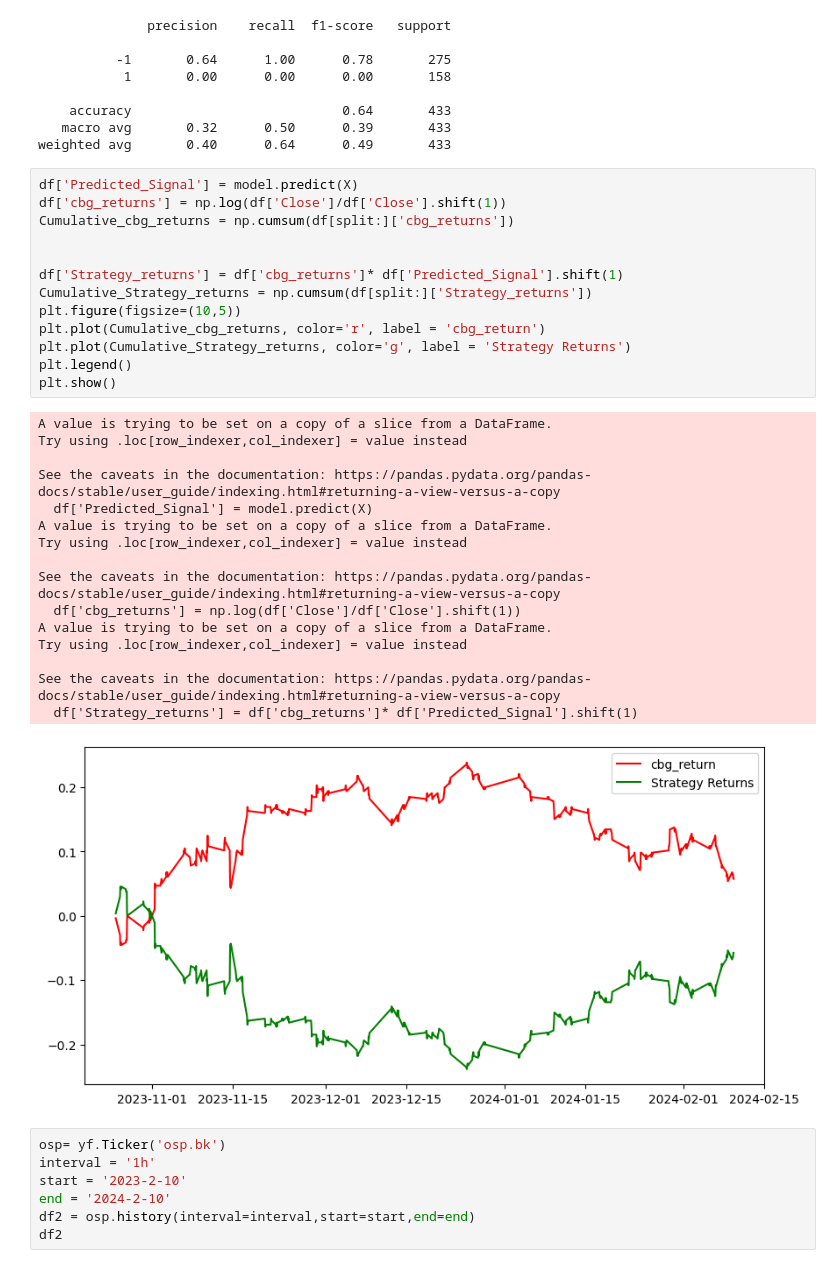
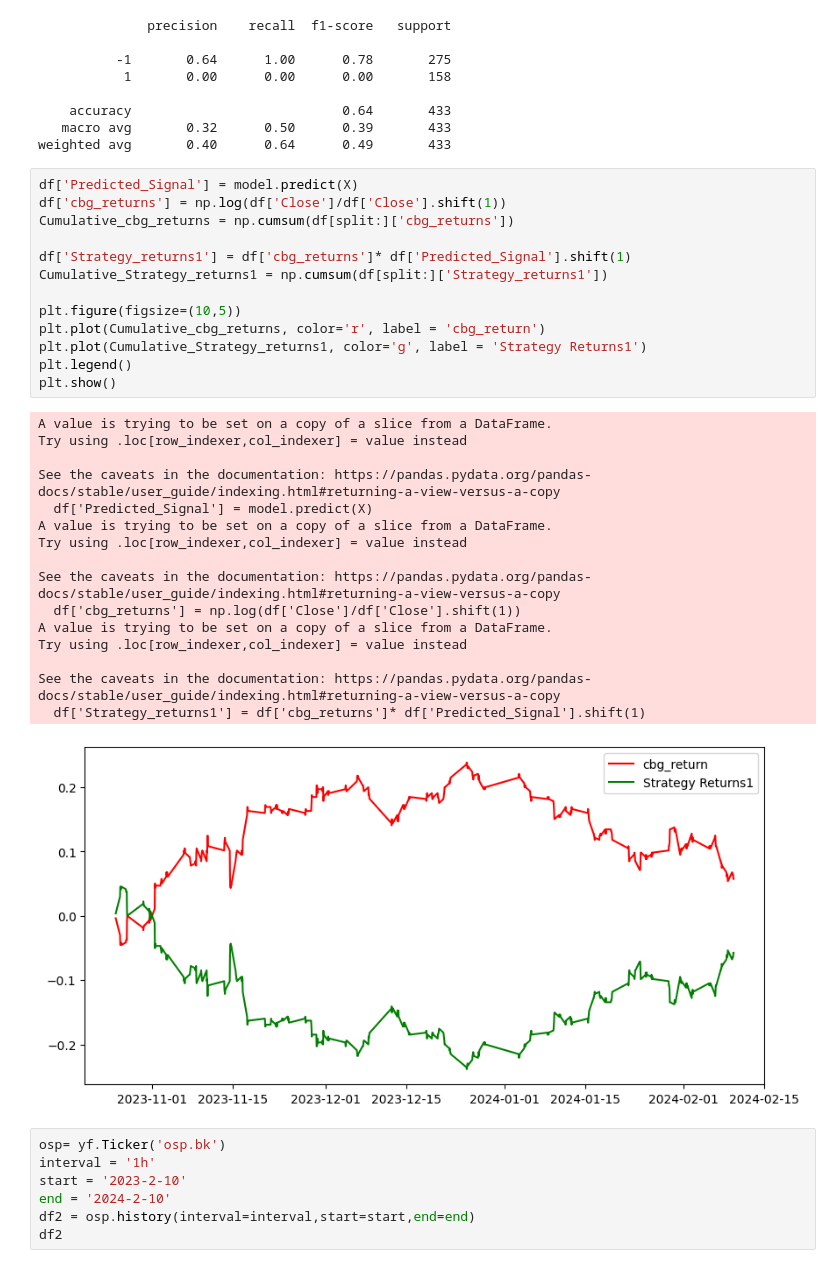
Before and after one commit to Liqgy/6610412007, a Jupyter notebook: Monsicha6610412007.ipynb, the cells around one changed output. Drawn from its saved outputs; the diff is of its cells as text.

```diff
--- a/Monsicha6610412007.ipynb
+++ b/Monsicha6610412007.ipynb
@@ -195,33 +195,33 @@ weighted avg       0.40      0.64      0.49       433
 # %%
 df['Predicted_Signal'] = model.predict(X)
 df['cbg_returns'] = np.log(df['Close']/df['Close'].shift(1))
 Cumulative_cbg_returns = np.cumsum(df[split:]['cbg_returns'])
 
+df['Strategy_returns1'] = df['cbg_returns']* df['Predicted_Signal'].shift(1)
+Cumulative_Strategy_returns1 = np.cumsum(df[split:]['Strategy_returns1'])
 
-df['Strategy_returns'] = df['cbg_returns']* df['Predicted_Signal'].shift(1)
-Cumulative_Strategy_returns = np.cumsum(df[split:]['Strategy_returns'])
 plt.figure(figsize=(10,5))
 plt.plot(Cumulative_cbg_returns, color='r', label = 'cbg_return')
-plt.plot(Cumulative_Strategy_returns, color='g', label = 'Strategy Returns')
+plt.plot(Cumulative_Strategy_returns1, color='g', label = 'Strategy Returns1')
 plt.legend()
 plt.show()
 # %% [output]
 A value is trying to be set on a copy of a slice from a DataFrame.
 Try using .loc[row_indexer,col_indexer] = value instead
 
 See the caveats in the documentation: https://pandas.pydata.org/pandas-docs/stable/user_guide/indexing.html#returning-a-view-versus-a-copy
   df['Predicted_Signal'] = model.predict(X)
 A value is trying to be set on a copy of a slice from a DataFrame.
 Try using .loc[row_indexer,col_indexer] = value instead
 
 See the caveats in the documentation: https://pandas.pydata.org/pandas-docs/stable/user_guide/indexing.html#returning-a-view-versus-a-copy
   df['cbg_returns'] = np.log(df['Close']/df['Close'].shift(1))
 A value is trying to be set on a copy of a slice from a DataFrame.
 Try using .loc[row_indexer,col_indexer] = value instead
 
 See the caveats in the documentation: https://pandas.pydata.org/pandas-docs/stable/user_guide/indexing.html#returning-a-view-versus-a-copy
-  df['Strategy_returns'] = df['cbg_returns']* df['Predicted_Signal'].shift(1)
+  df['Strategy_returns1'] = df['cbg_returns']* df['Predicted_Signal'].shift(1)
-[figure, old version]
+[figure, new version]
 # %%
 osp= yf.Ticker('osp.bk')
 interval = '1h'
```
Also changed, not shown: parts of 24 cells of this notebook.
